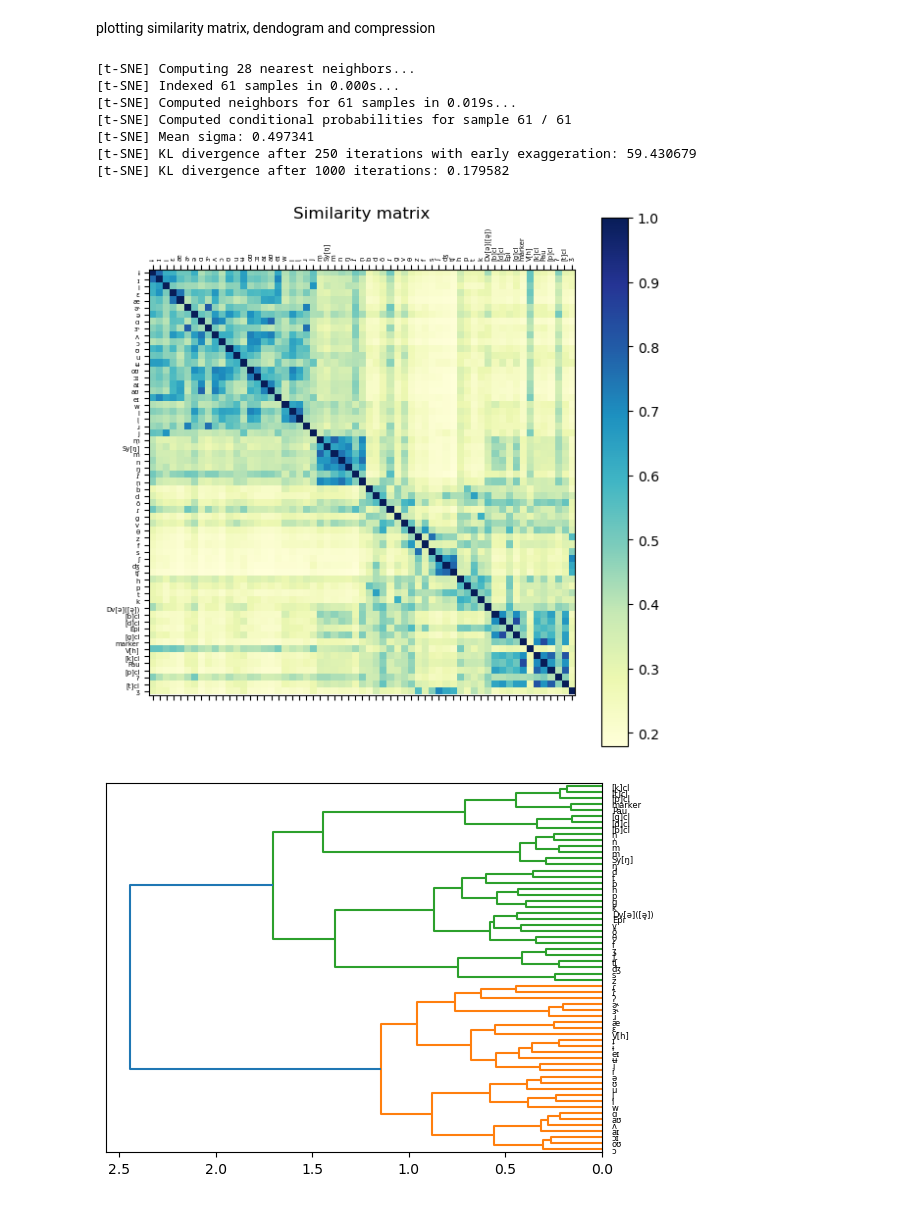
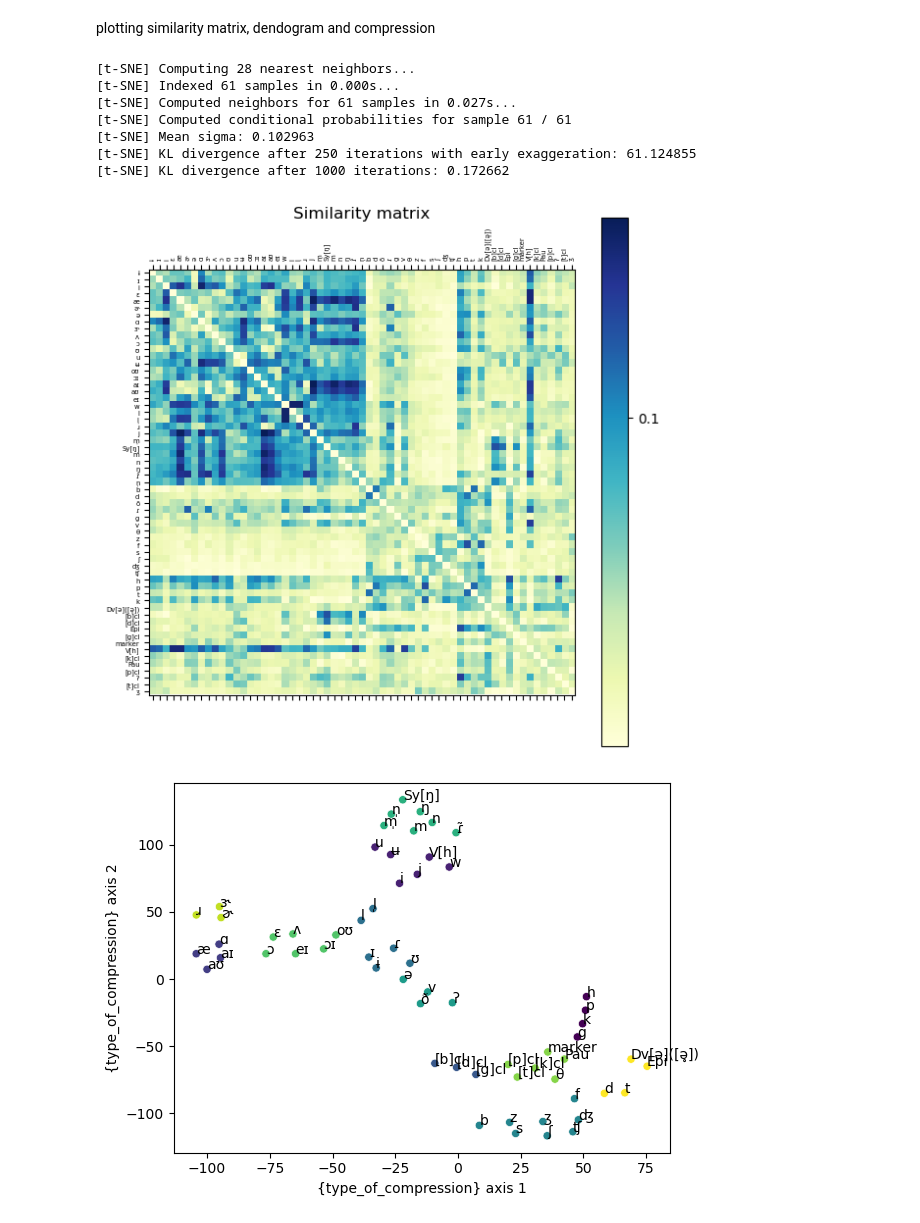
Before and after one commit to maqsoodshaik/fleurs_on_xlsr, a Jupyter notebook: access_notebook.ipynb, the cells around one changed output. Saved outputs shown, nothing was run; the diff lists cells and outputs as text; code cells hidden in the pictures.

```diff
--- a/access_notebook.ipynb
+++ b/access_notebook.ipynb
@@ -87,4 +87,19 @@ path_folder = (
 phn_dict2 = load_ph_code_entry_map_folder(path_folder)
 for key_1,val_1 in phn_dict1.items():
         phn_dict1[key_1] +=  list(np.asarray(phn_dict2[key_1]) + 320)
-phn_dict=phn_dict1
+phn_dict_final_xlsr=phn_dict1
+codebook = 1
+folder_name = "timit_pkl_wav2vec2"
+path_folder = (
+    f"/Users/mohammedmaqsoodshaik/Desktop/hiwi/task1/{folder_name}/codebook{codebook}/"
+)
+phn_dict1 = load_ph_code_entry_map_folder(path_folder)
+codebook = 2
+folder_name = "timit_pkl_wav2vec2"
+path_folder = (
+    f"/Users/mohammedmaqsoodshaik/Desktop/hiwi/task1/{folder_name}/codebook{codebook}/"
+)
+phn_dict2 = load_ph_code_entry_map_folder(path_folder)
+for key_1,val_1 in phn_dict1.items():
+        phn_dict1[key_1] +=  list(np.asarray(phn_dict2[key_1]) + 320)
+phn_dict_final_wav2vec2=phn_dict1
@@ -92,7 +111,9 @@ phn_dict=phn_dict1
 calculating similarity with sorted phonemes and creating timit to ipa mappings
 # %%
 abs_discount = 0.00000000002 #absolute discounting hyperparameter
-sim_mt,sorted_phonemes = sim_phonemes.similarity_calculation(phn_dict, phn_dict,abs_discount)#passing obtained dictionary with phonemes to codeentries mapping
+sim_mt_xlsr,sorted_phonemes = sim_phonemes.similarity_calculation(phn_dict_final_xlsr, phn_dict_final_xlsr,abs_discount)#passing obtained dictionary with phonemes to codeentries mapping
+sim_mt_wav2vec2,sorted_phonemes = sim_phonemes.similarity_calculation(phn_dict_final_wav2vec2, phn_dict_final_wav2vec2,abs_discount)
+sim_mt = 1.0-abs(sim_mt_wav2vec2-sim_mt_xlsr)
 labels = [timit_to_ipa.timit_2_ipa[k] for k in sorted_phonemes]#timit to ipa conversion
 # %% [output]
 number of codebook entries utilized out of 640:155
@@ -99,17 +121,17 @@ number of codebook entries utilized out of 640:155
 # %% [markdown]
 plotting similarity matrix, dendogram and compression
 # %%
-sim_phonemes.plot_sim(sim_mt, labels, labels)
+sim_phonemes.plot_sim(sim_mt, labels, labels,dend = False)
 plt.figure()
 plot_compress(sim_mt, labels,"TSNE",True)
 plt.show()
 # %% [output]
 [t-SNE] Computing 28 nearest neighbors...
 [t-SNE] Indexed 61 samples in 0.000s...
-[t-SNE] Computed neighbors for 61 samples in 0.019s...
+[t-SNE] Computed neighbors for 61 samples in 0.027s...
 [t-SNE] Computed conditional probabilities for sample 61 / 61
-[t-SNE] Mean sigma: 0.497341
-[t-SNE] KL divergence after 250 iterations with early exaggeration: 59.430679
-[t-SNE] KL divergence after 1000 iterations: 0.179582
+[t-SNE] Mean sigma: 0.102963
+[t-SNE] KL divergence after 250 iterations with early exaggeration: 61.124855
+[t-SNE] KL divergence after 1000 iterations: 0.172662
-[figure, old version]
+[figure, new version]
-[figure, old version]
+[figure, new version]
```
Also changed, not shown: parts of 3 cells of this notebook, 1 other file.
